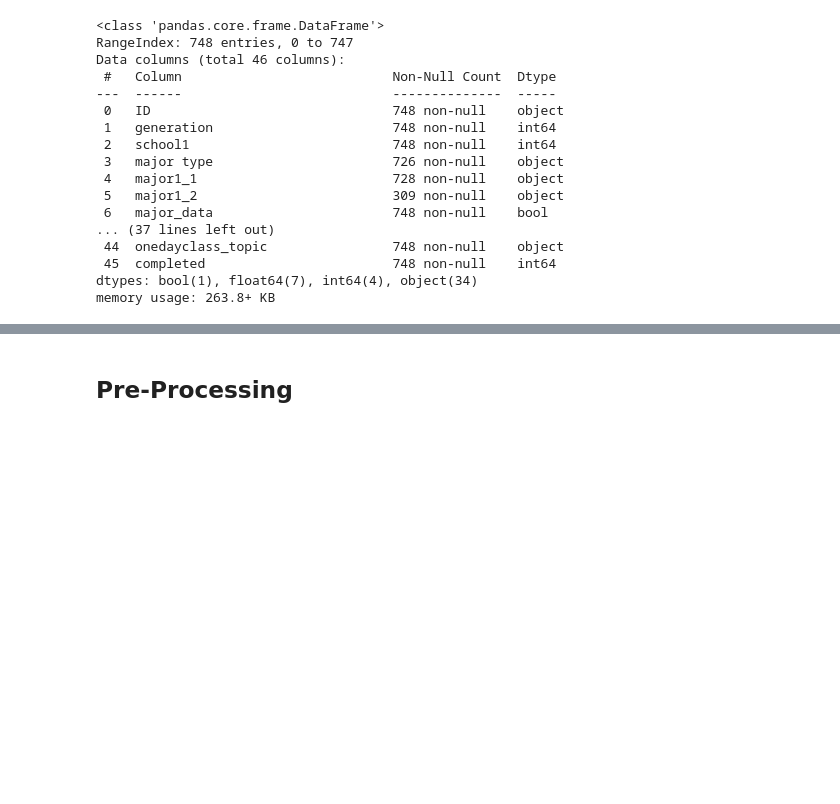
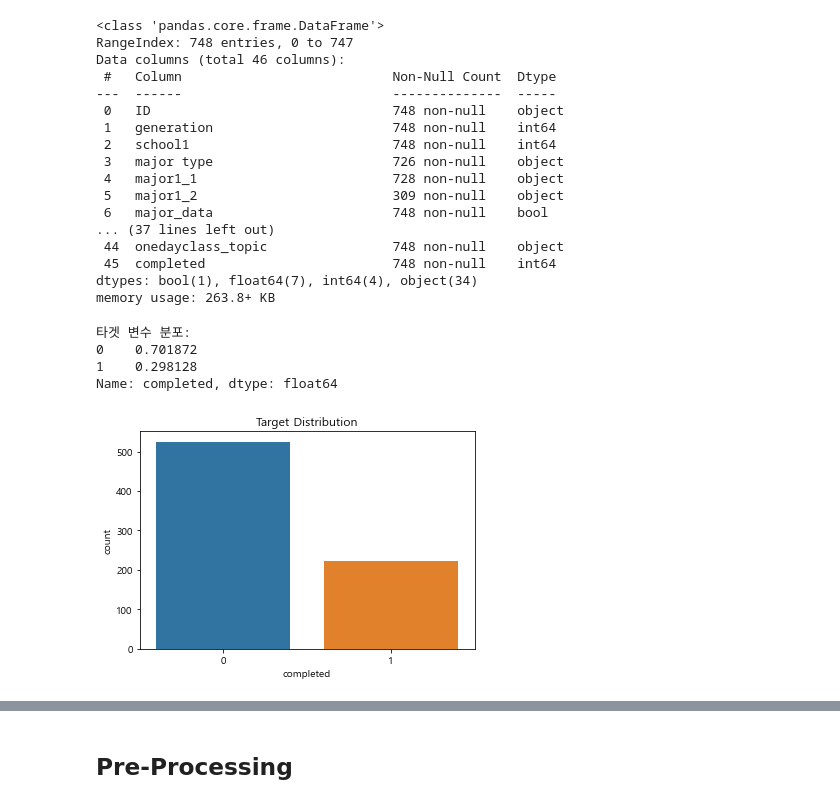
Before and after one commit to g1fted13/DACON_BDA_2nd, a Jupyter notebook: open/baseline.ipynb, the cells around one changed output, grey strips where cells are left out. Saved outputs shown, nothing was run; the diff lists cells and outputs as text; code cells hidden in the pictures; blank space fills up the shorter version.

```diff
--- a/open/baseline.ipynb
+++ b/open/baseline.ipynb
@@ -44,3 +66,18 @@ Data columns (total 46 columns):
  45  completed                        748 non-null    int64
 dtypes: bool(1), float64(7), int64(4), object(34)
 memory usage: 263.8+ KB
+# %%
+# 타겟 변수 비율 확인
+print("타겟 변수 분포:")
+print(train['completed'].value_counts(normalize=True))
+
+# 시각화
+sns.countplot(x='completed', data=train)
+plt.title('Target Distribution')
+plt.show()
+# %% [output]
+타겟 변수 분포:
+0    0.701872
+1    0.298128
+Name: completed, dtype: float64
+[figure, added]
```
Also changed, not shown: parts of 17 cells of this notebook.
